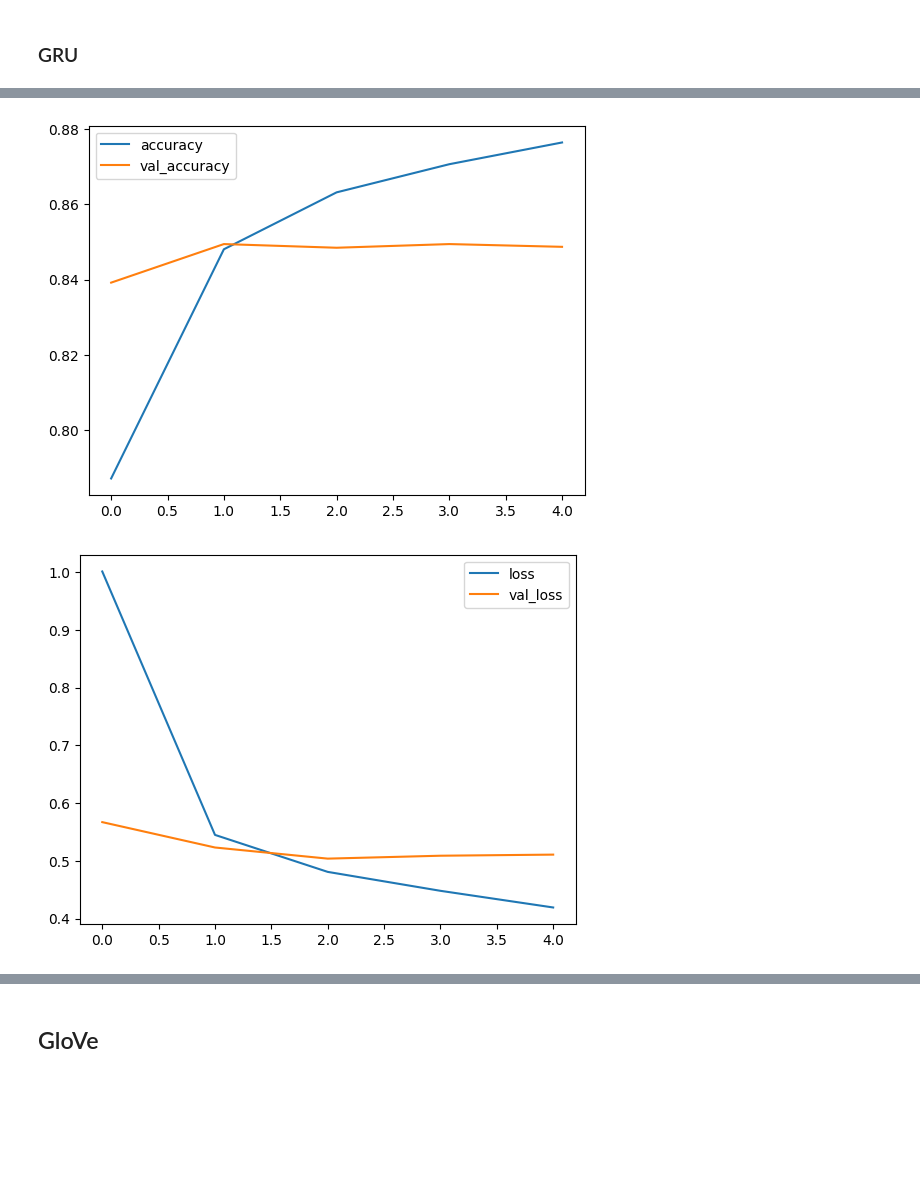
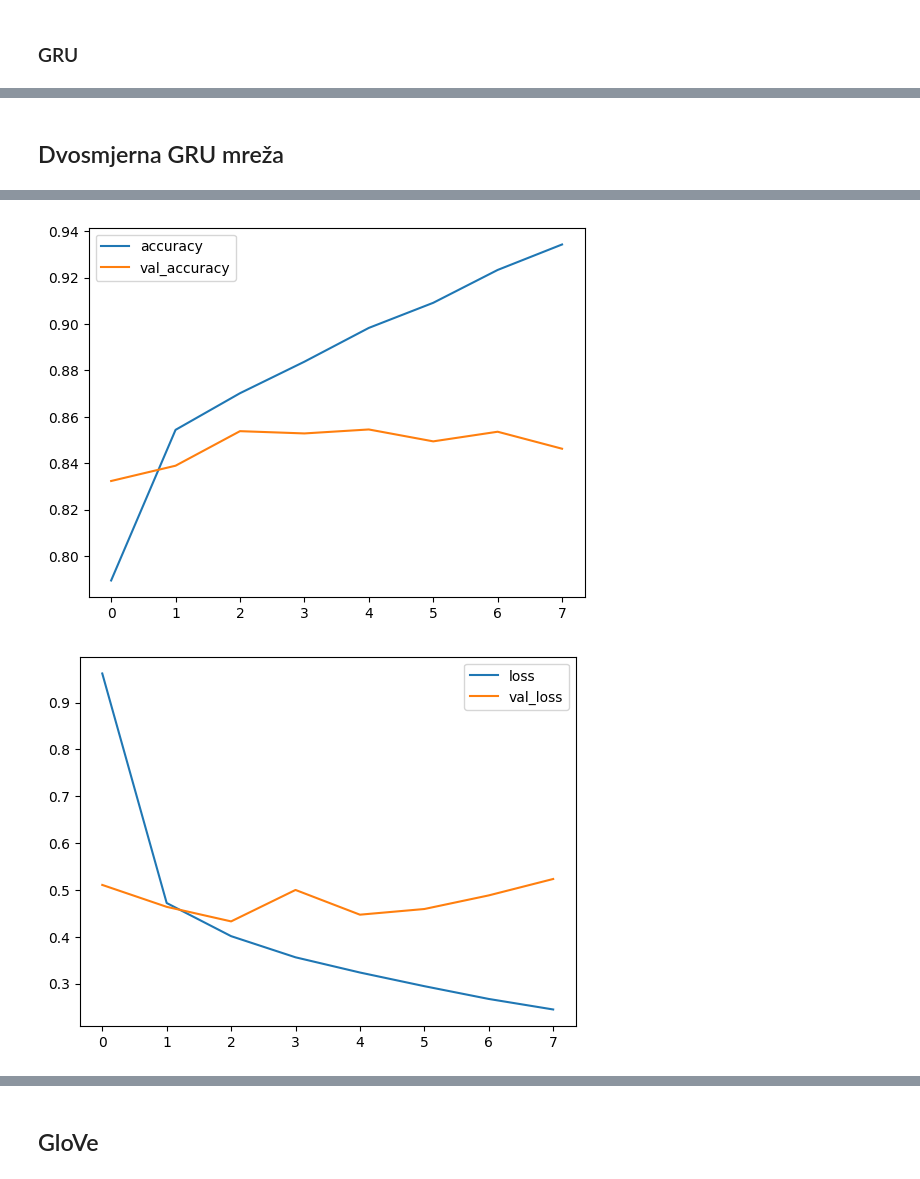
Before and after one commit to dsabljic/UUI-NLP-u-ugostiteljstvu, a Jupyter notebook: SentimentAnalysis.ipynb, the cells around one changed output, grey strips where cells are left out. Drawn from its saved outputs; the diff is of its cells as text; code cells hidden in the pictures; blank space fills up the shorter version.

```diff
--- a/SentimentAnalysis.ipynb
+++ b/SentimentAnalysis.ipynb
@@ -329,18 +369,17 @@ Test Accuracy: 0.8355696797370911
+# %% [markdown]
+## Dvosmjerna GRU mreža
 # %%
-l1_reg = tf.keras.regularizers.l1(0.005)
-
-gru_model = tf.keras.models.Sequential([
+bi_gru_model = tf.keras.models.Sequential([
     encoder,
     tf.keras.layers.Embedding(len(encoder.get_vocabulary()), 50, mask_zero = True),
     tf.keras.layers.Bidirectional(tf.keras.layers.GRU(32)),
-    # tf.keras.layers.GRU(32),
-    tf.keras.layers.Dense(32, activation='relu', kernel_regularizer=l1_reg),
+    tf.keras.layers.Dense(32, activation='relu', kernel_regularizer=tf.keras.regularizers.l1(0.005)),
     tf.keras.layers.Dropout(0.4),
-    tf.keras.layers.Dense(3, activation='softmax', kernel_regularizer=l1_reg)])
+    tf.keras.layers.Dense(3, activation='softmax')])
 
-gru_model.compile(optimizer=Adam(learning_rate=1e-3), loss='sparse_categorical_crossentropy', metrics=['accuracy'])
+bi_gru_model.compile(optimizer=Adam(learning_rate=1e-3), loss='sparse_categorical_crossentropy', metrics=['accuracy'])
 
-history = gru_model.fit(train_ds, epochs=10, validation_data=val_ds, callbacks=[tf.keras.callbacks.EarlyStopping(patience=3, monitor="val_accuracy")])
+history = bi_gru_model.fit(train_ds, epochs=10, validation_data=val_ds, callbacks=[tf.keras.callbacks.EarlyStopping(patience=3, monitor="val_accuracy")])
 print(f"\nFinal val_accuracy: {history.history['val_accuracy'][-1]:.2%}\n")
 
 plot_metrics(history)
@@ -360,3 +405,3 @@ Final val_accuracy: 84.87%
-[figure, old version]
+[figure, new version]
-[figure, old version]
+[figure, new version]
 # %%
```
Also changed, not shown: parts of 13 cells of this notebook.
